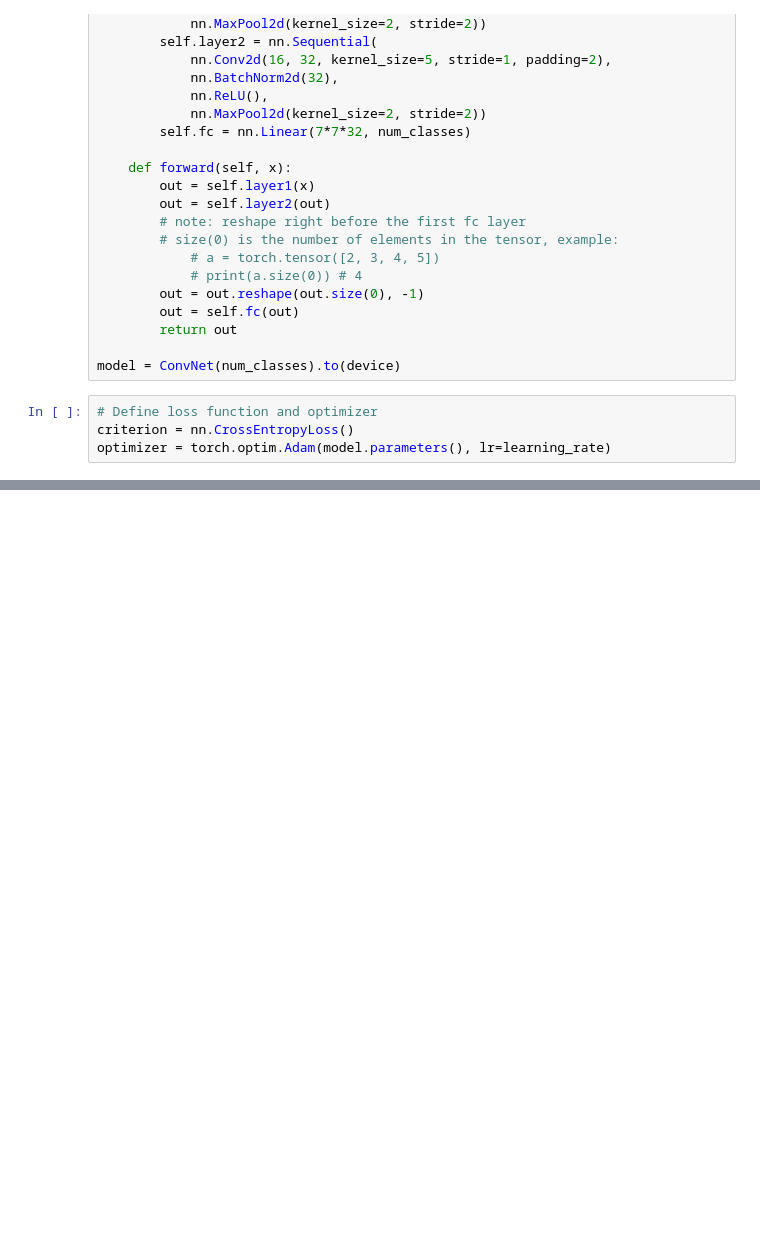
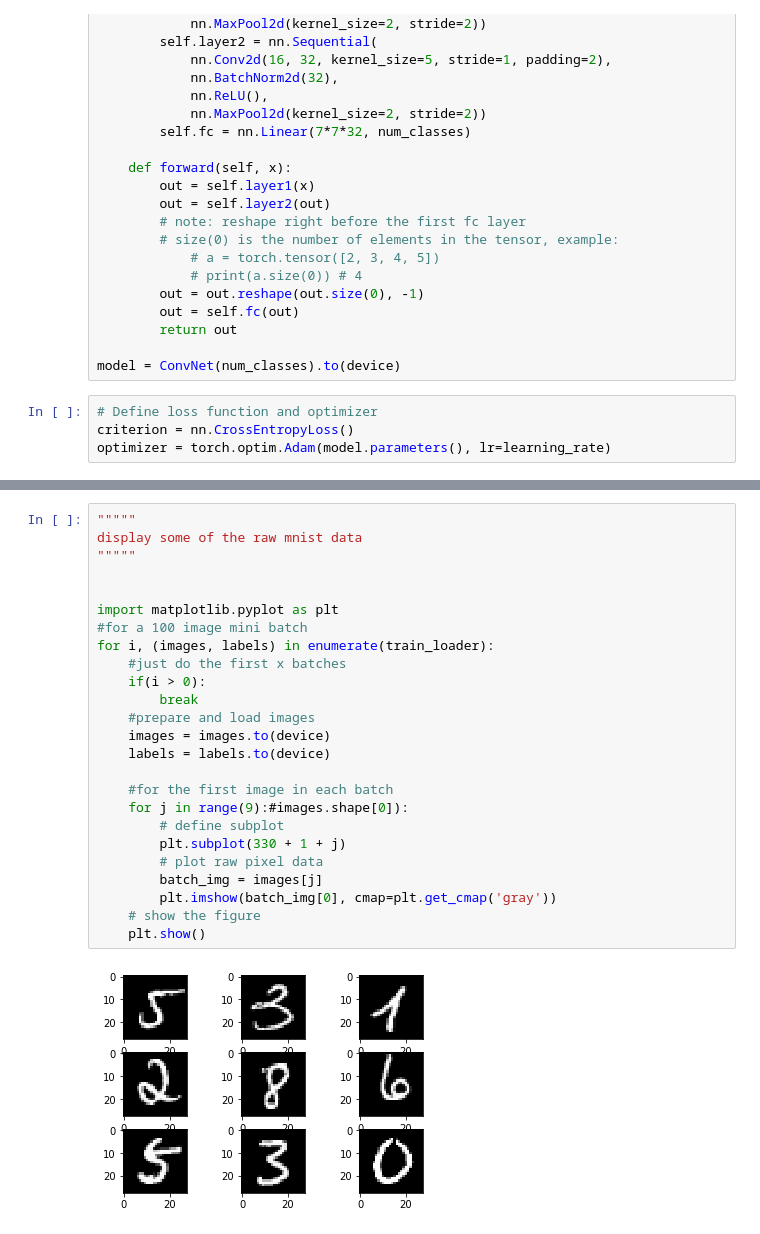
Before and after one commit to genglinliu/682_final_project, a Jupyter notebook: course_project.ipynb, the cells around one changed output, grey strips where cells are left out. Saved outputs shown, nothing was run; the diff lists cells and outputs as text; blank space fills up the shorter version.

```diff
--- a/course_project.ipynb
+++ b/course_project.ipynb
@@ -134,0 +153,27 @@ Test accuracy on 10000 test images: 98.84%
+# %%
+"""""
+display some of the raw mnist data
+"""""
+
+
+import matplotlib.pyplot as plt
+#for a 100 image mini batch
+for i, (images, labels) in enumerate(train_loader):
+    #just do the first x batches
+    if(i > 0):
+        break
+    #prepare and load images
+    images = images.to(device)
+    labels = labels.to(device)
+
+    #for the first image in each batch
+    for j in range(9):#images.shape[0]):
+        # define subplot
+        plt.subplot(330 + 1 + j)
+        # plot raw pixel data
+        batch_img = images[j]
+        plt.imshow(batch_img[0], cmap=plt.get_cmap('gray'))
+    # show the figure
+    plt.show()
+# %% [output]
+[figure, added]
```
Also changed, not shown: parts of 6 cells of this notebook.
